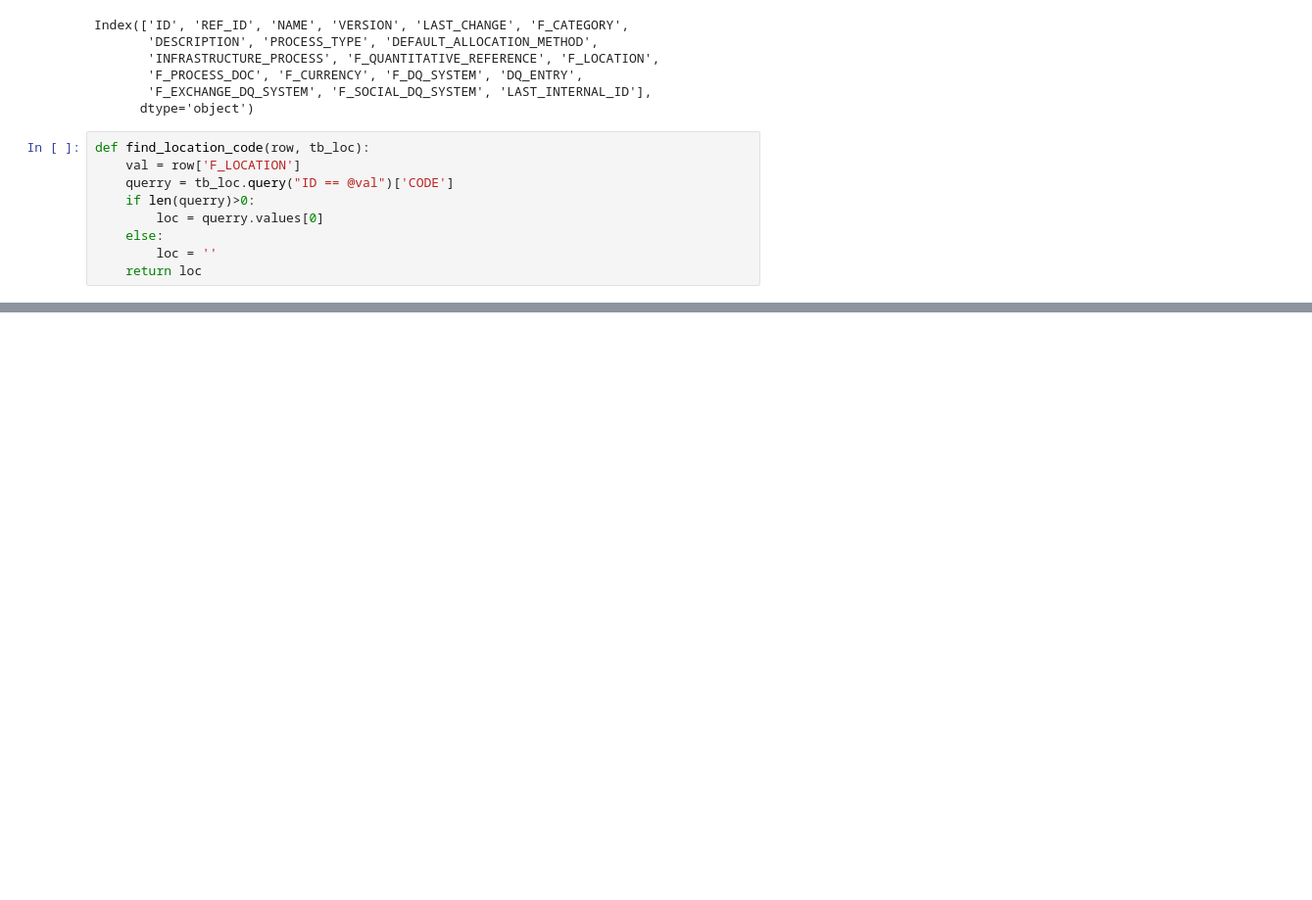
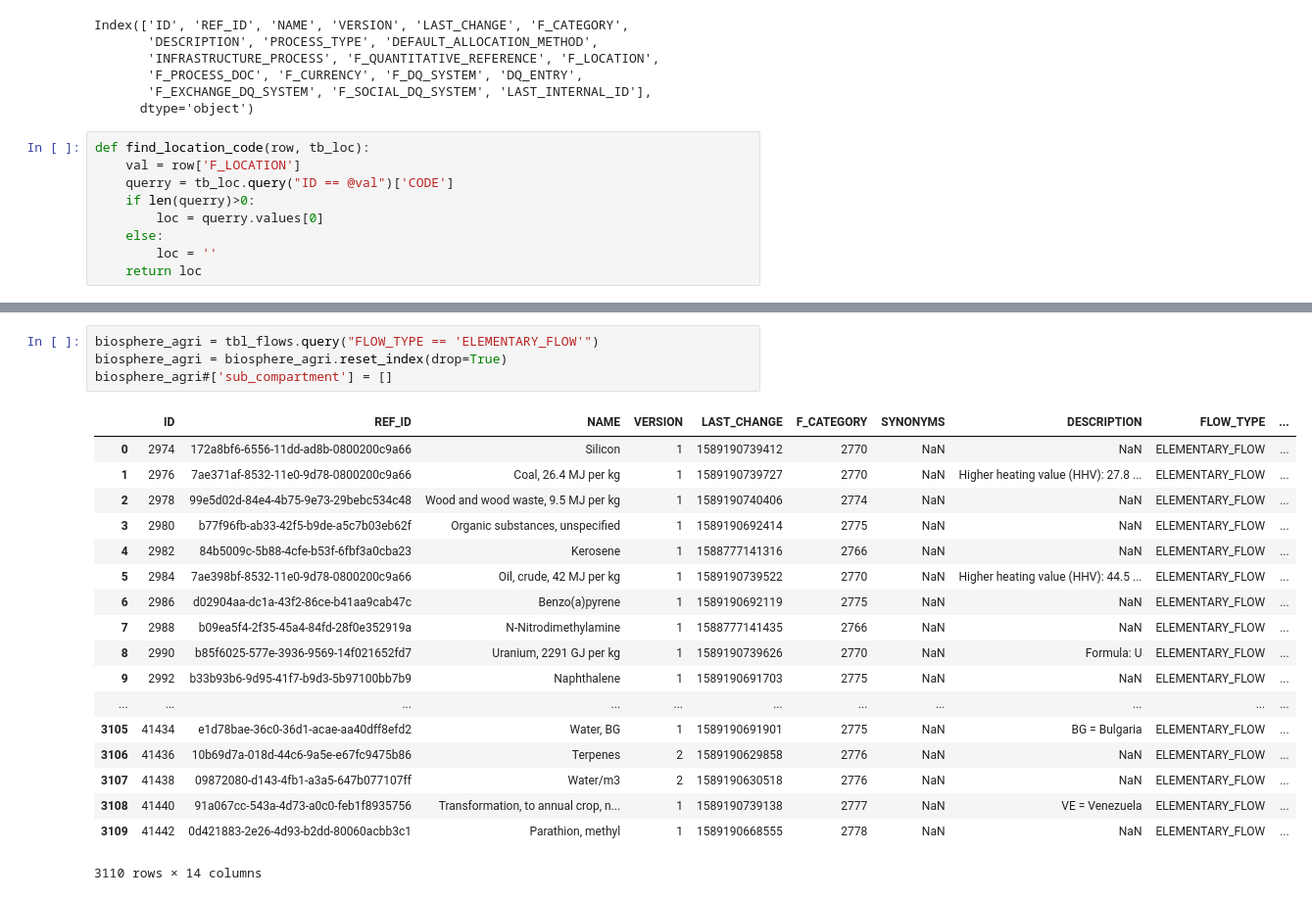
Before and after one commit to SLU-biochar/bw2-parseAgribalyse, a Jupyter notebook: Importer for Agribalyse.ipynb, the cells around one changed output, grey strips where cells are left out. Shown at 98% size. Cells and saved outputs as stored; diff of their text form; blank space fills up the shorter version.

```diff
--- a/Importer for Agribalyse.ipynb
+++ b/Importer for Agribalyse.ipynb
@@ -289,0 +208,23 @@ array(['ELEMENTARY_FLOW', 'PRODUCT_FLOW'], dtype=object)
+# %%
+biosphere_agri = tbl_flows.query("FLOW_TYPE == 'ELEMENTARY_FLOW'")
+biosphere_agri = biosphere_agri.reset_index(drop=True)
+biosphere_agri#['sub_compartment'] = []
+# %% [output]
+|  | ID | REF_ID | NAME | VERSION | LAST_CHANGE | F_CATEGORY | SYNONYMS | DESCRIPTION | FLOW_TYPE | ... |
+| 0 | 2974 | 172a8bf6-6556-11dd-ad8b-0800200c9a66 | Silicon | 1 | 1589190739412 | 2770 | NaN | NaN | ELEMENTARY_FLOW | ... |
+| 1 | 2976 | 7ae371af-8532-11e0-9d78-0800200c9a66 | Coal, 26.4 MJ per kg | 1 | 1589190739727 | 2770 | NaN | Higher heating value (HHV): 27.8 ... | ELEMENTARY_FLOW | ... |
+| 2 | 2978 | 99e5d02d-84e4-4b75-9e73-29bebc534c48 | Wood and wood waste, 9.5 MJ per kg | 1 | 1589190740406 | 2774 | NaN | NaN | ELEMENTARY_FLOW | ... |
+| 3 | 2980 | b77f96fb-ab33-42f5-b9de-a5c7b03eb62f | Organic substances, unspecified | 1 | 1589190692414 | 2775 | NaN | NaN | ELEMENTARY_FLOW | ... |
+| 4 | 2982 | 84b5009c-5b88-4cfe-b53f-6fbf3a0cba23 | Kerosene | 1 | 1588777141316 | 2766 | NaN | NaN | ELEMENTARY_FLOW | ... |
+| 5 | 2984 | 7ae398bf-8532-11e0-9d78-0800200c9a66 | Oil, crude, 42 MJ per kg | 1 | 1589190739522 | 2770 | NaN | Higher heating value (HHV): 44.5 ... | ELEMENTARY_FLOW | ... |
+| 6 | 2986 | d02904aa-dc1a-43f2-86ce-b41aa9cab47c | Benzo(a)pyrene | 1 | 1589190692119 | 2775 | NaN | NaN | ELEMENTARY_FLOW | ... |
+| 7 | 2988 | b09ea5f4-2f35-45a4-84fd-28f0e352919a | N-Nitrodimethylamine | 1 | 1588777141435 | 2766 | NaN | NaN | ELEMENTARY_FLOW | ... |
+| 8 | 2990 | b85f6025-577e-3936-9569-14f021652fd7 | Uranium, 2291 GJ per kg | 1 | 1589190739626 | 2770 | NaN | Formula: U | ELEMENTARY_FLOW | ... |
+| 9 | 2992 | b33b93b6-9d95-41f7-b9d3-5b97100bb7b9 | Naphthalene | 1 | 1589190691703 | 2775 | NaN | NaN | ELEMENTARY_FLOW | ... |
+| ... | ... | ... | ... | ... | ... | ... | ... | ... | ... | ... |
+| 3105 | 41434 | e1d78bae-36c0-36d1-acae-aa40dff8efd2 | Water, BG | 1 | 1589190691901 | 2775 | NaN | BG = Bulgaria | ELEMENTARY_FLOW | ... |
+| 3106 | 41436 | 10b69d7a-018d-44c6-9a5e-e67fc9475b86 | Terpenes | 2 | 1589190629858 | 2776 | NaN | NaN | ELEMENTARY_FLOW | ... |
+| 3107 | 41438 | 09872080-d143-4fb1-a3a5-647b077107ff | Water/m3 | 2 | 1589190630518 | 2776 | NaN | NaN | ELEMENTARY_FLOW | ... |
+| 3108 | 41440 | 91a067cc-543a-4d73-a0c0-feb1f8935756 | Transformation, to annual crop, n... | 1 | 1589190739138 | 2777 | NaN | VE = Venezuela | ELEMENTARY_FLOW | ... |
+| 3109 | 41442 | 0d421883-2e26-4d93-b2dd-80060acbb3c1 | Parathion, methyl | 1 | 1589190668555 | 2778 | NaN | NaN | ELEMENTARY_FLOW | ... |
+3110 rows × 14 columns
```
Also changed, not shown: parts of 41 cells of this notebook, 4 other files.
